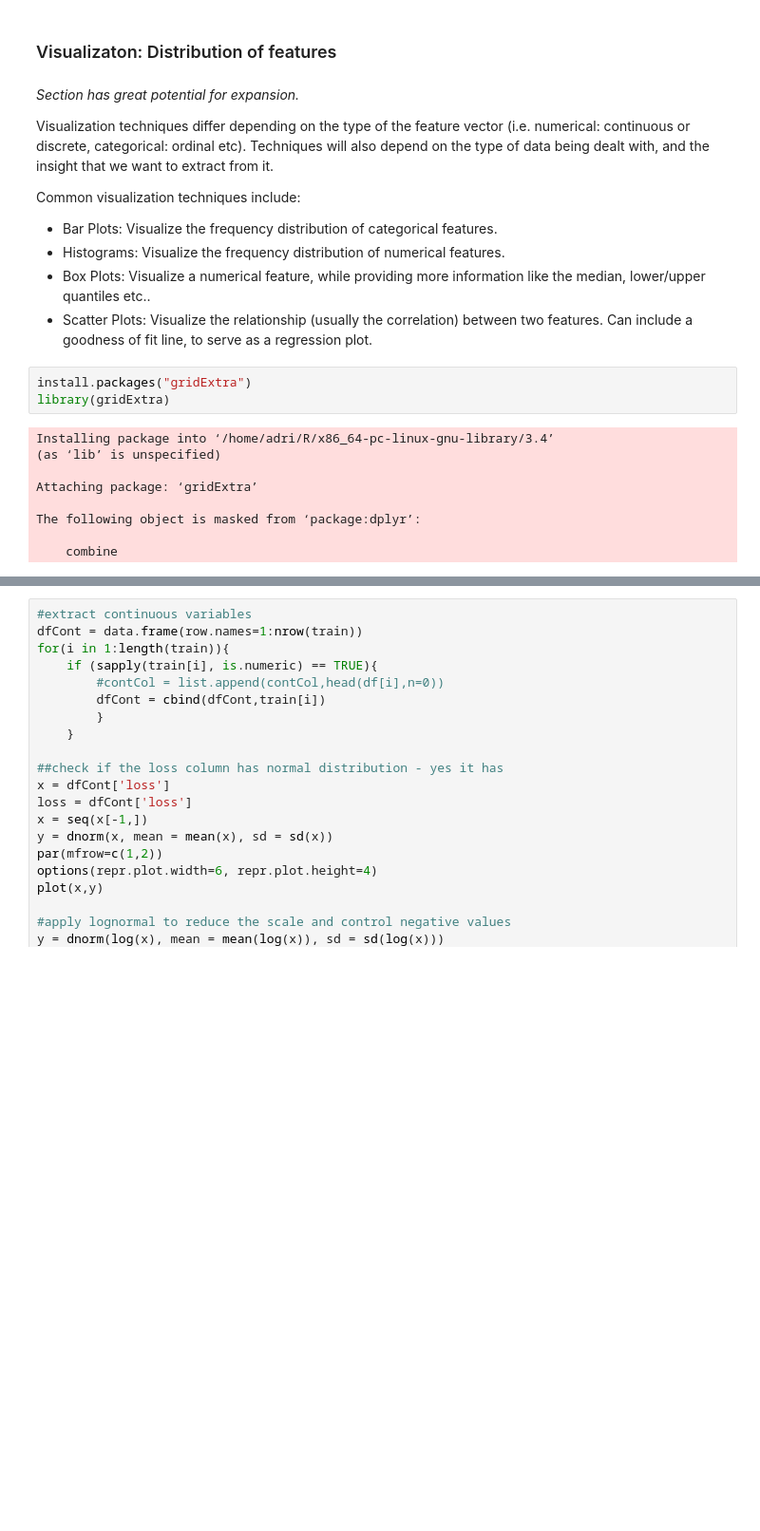
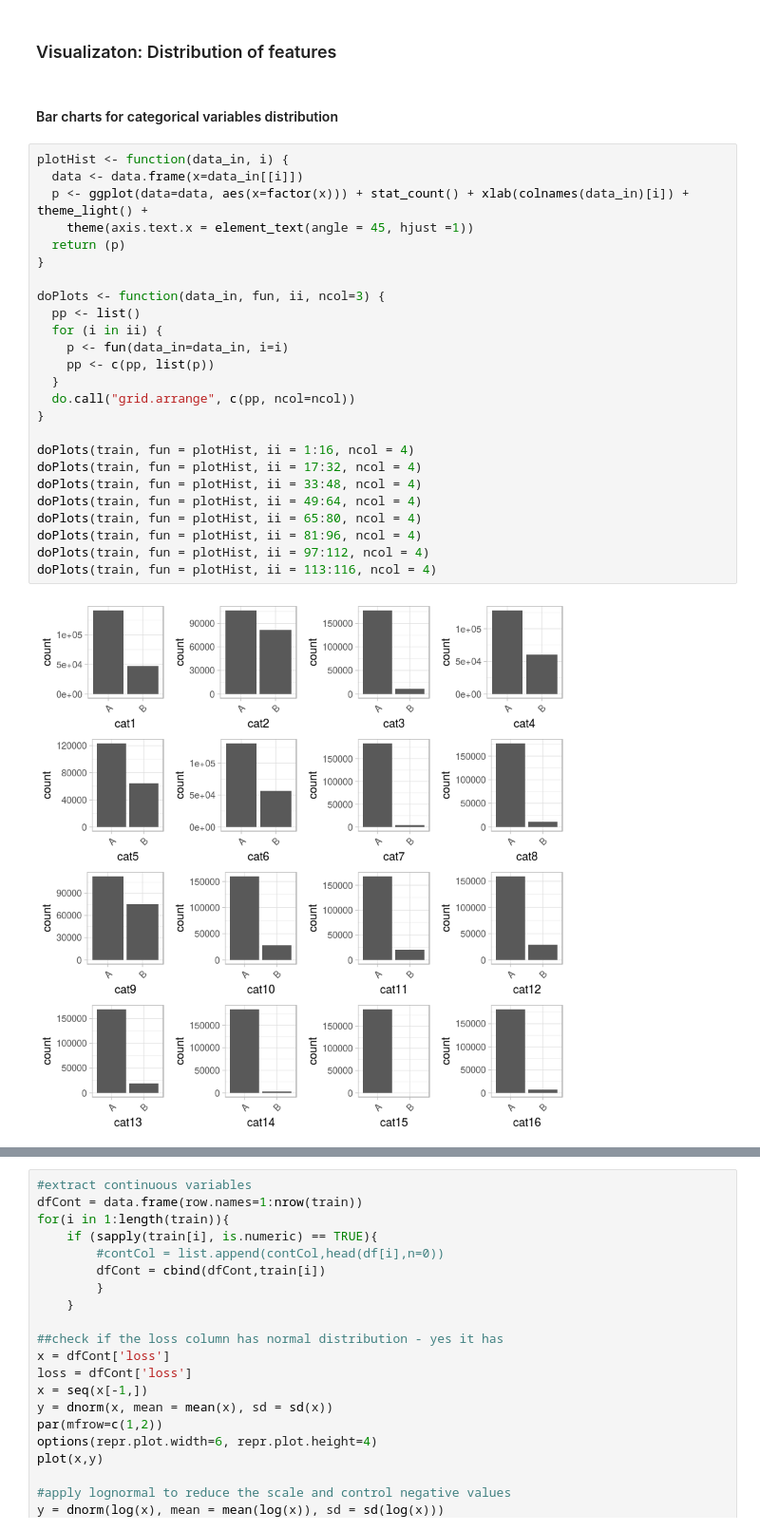
Before and after one commit to adrijanik/kaggle_allstate_claims_severity, a Jupyter notebook: AllstateClaimsSeverty.ipynb, the cells around one changed output, grey strips where cells are left out. Shown: that part at 95% size. Saved outputs shown, nothing was run; the diff lists cells and outputs as text; blank space fills up the shorter version.

```diff
--- a/AllstateClaimsSeverty.ipynb
+++ b/AllstateClaimsSeverty.ipynb
@@ -212,25 +163,32 @@ sapply(train[,118:131], sd)
    0.2224875 2904.0861864
 # %% [markdown]
 ### Visualizaton: Distribution of features
-# %% [markdown]
-*Section has great potential for expansion.*
-
-Visualization techniques differ depending on the type of the feature vector (i.e. numerical: continuous or discrete, categorical: ordinal etc). Techniques will also depend on the type of data being dealt with, and the insight that we want to extract from it.
-
-Common visualization techniques include:
-- Bar Plots: Visualize the frequency distribution of categorical features.
-- Histograms: Visualize the frequency distribution of numerical features.
-- Box Plots: Visualize a numerical feature, while providing more information like the median, lower/upper quantiles etc..
-- Scatter Plots: Visualize the relationship (usually the correlation) between two features. Can include a goodness of fit line, to serve as a regression plot.
-# %%
-install.packages("gridExtra")
-library(gridExtra)
-# %% [output]
-Installing package into ‘/home/adri/R/x86_64-pc-linux-gnu-library/3.4’
-(as ‘lib’ is unspecified)
-
-Attaching package: ‘gridExtra’
-
-The following object is masked from ‘package:dplyr’:
-
-    combine
+# %% [markdown]
+#### Bar charts for categorical variables distribution
+# %%
+plotHist <- function(data_in, i) {
+  data <- data.frame(x=data_in[[i]])
+  p <- ggplot(data=data, aes(x=factor(x))) + stat_count() + xlab(colnames(data_in)[i]) + theme_light() +
+    theme(axis.text.x = element_text(angle = 45, hjust =1))
+  return (p)
+}
+
+doPlots <- function(data_in, fun, ii, ncol=3) {
+  pp <- list()
+  for (i in ii) {
+    p <- fun(data_in=data_in, i=i)
+    pp <- c(pp, list(p))
+  }
+  do.call("grid.arrange", c(pp, ncol=ncol))
+}
+
+doPlots(train, fun = plotHist, ii = 1:16, ncol = 4)
+doPlots(train, fun = plotHist, ii = 17:32, ncol = 4)
+doPlots(train, fun = plotHist, ii = 33:48, ncol = 4)
+doPlots(train, fun = plotHist, ii = 49:64, ncol = 4)
+doPlots(train, fun = plotHist, ii = 65:80, ncol = 4)
+doPlots(train, fun = plotHist, ii = 81:96, ncol = 4)
+doPlots(train, fun = plotHist, ii = 97:112, ncol = 4)
+doPlots(train, fun = plotHist, ii = 113:116, ncol = 4)
+# %% [output]
+[figure, added]
```
Also changed, not shown: parts of 25 cells of this notebook.
